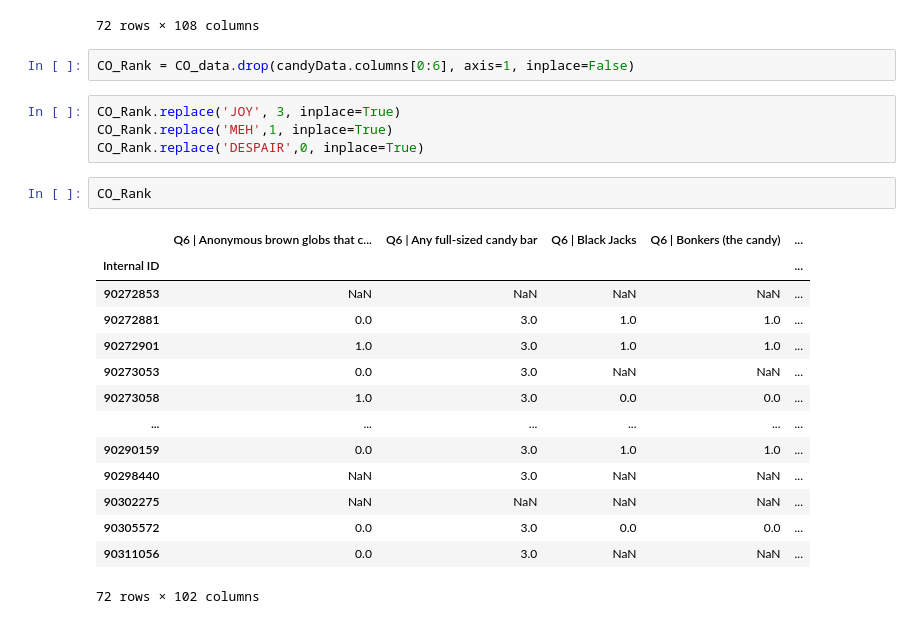
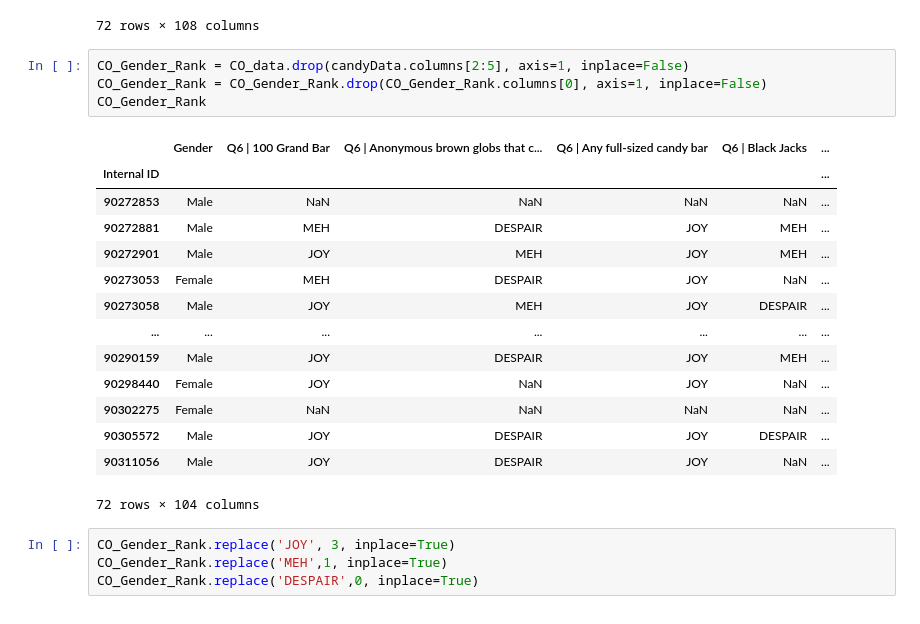
Before and after one commit to JingxiuHu/CandyHierarchyDataCleanUp, a Jupyter notebook: candy_data_clean_up.ipynb, the cells around one changed output. Saved outputs shown, nothing was run; the diff lists cells and outputs as text.

```diff
--- a/candy_data_clean_up.ipynb
+++ b/candy_data_clean_up.ipynb
@@ -480,25 +482,25 @@ CO_data
 | 90311056 | No | Male | 48 | USA | CO | JOY | ... |
 72 rows × 108 columns
 # %%
-CO_Rank = CO_data.drop(candyData.columns[0:6], axis=1, inplace=False)
+CO_Gender_Rank = CO_data.drop(candyData.columns[2:5], axis=1, inplace=False)
+CO_Gender_Rank = CO_Gender_Rank.drop(CO_Gender_Rank.columns[0], axis=1, inplace=False)
+CO_Gender_Rank
+# %% [output]
+|  | Gender | Q6 | 100 Grand Bar | Q6 | Anonymous brown globs that c... | Q6 | Any full-sized candy bar | Q6 | Black Jacks | ... |
+| Internal ID |  |  |  |  |  | ... |
+| 90272853 | Male | NaN | NaN | NaN | NaN | ... |
+| 90272881 | Male | MEH | DESPAIR | JOY | MEH | ... |
+| 90272901 | Male | JOY | MEH | JOY | MEH | ... |
+| 90273053 | Female | MEH | DESPAIR | JOY | NaN | ... |
+| 90273058 | Male | JOY | MEH | JOY | DESPAIR | ... |
+| ... | ... | ... | ... | ... | ... | ... |
+| 90290159 | Male | JOY | DESPAIR | JOY | MEH | ... |
+| 90298440 | Female | JOY | NaN | JOY | NaN | ... |
+| 90302275 | Female | NaN | NaN | NaN | NaN | ... |
+| 90305572 | Male | JOY | DESPAIR | JOY | DESPAIR | ... |
+| 90311056 | Male | JOY | DESPAIR | JOY | NaN | ... |
+72 rows × 104 columns
 # %%
-CO_Rank.replace('JOY', 3, inplace=True)
-CO_Rank.replace('MEH',1, inplace=True)
-CO_Rank.replace('DESPAIR',0, inplace=True)
+CO_Gender_Rank.replace('JOY', 3, inplace=True)
+CO_Gender_Rank.replace('MEH',1, inplace=True)
+CO_Gender_Rank.replace('DESPAIR',0, inplace=True)
-# %%
-CO_Rank
-# %% [output]
-|  | Q6 | Anonymous brown globs that c... | Q6 | Any full-sized candy bar | Q6 | Black Jacks | Q6 | Bonkers (the candy) | ... |
-| Internal ID |  |  |  |  | ... |
-| 90272853 | NaN | NaN | NaN | NaN | ... |
-| 90272881 | 0.0 | 3.0 | 1.0 | 1.0 | ... |
-| 90272901 | 1.0 | 3.0 | 1.0 | 1.0 | ... |
-| 90273053 | 0.0 | 3.0 | NaN | NaN | ... |
-| 90273058 | 1.0 | 3.0 | 0.0 | 0.0 | ... |
-| ... | ... | ... | ... | ... | ... |
-| 90290159 | 0.0 | 3.0 | 1.0 | 1.0 | ... |
-| 90298440 | NaN | 3.0 | NaN | NaN | ... |
-| 90302275 | NaN | NaN | NaN | NaN | ... |
-| 90305572 | 0.0 | 3.0 | 0.0 | 0.0 | ... |
-| 90311056 | 0.0 | 3.0 | NaN | NaN | ... |
-72 rows × 102 columns
```
Also changed, not shown: parts of 8 cells of this notebook.
